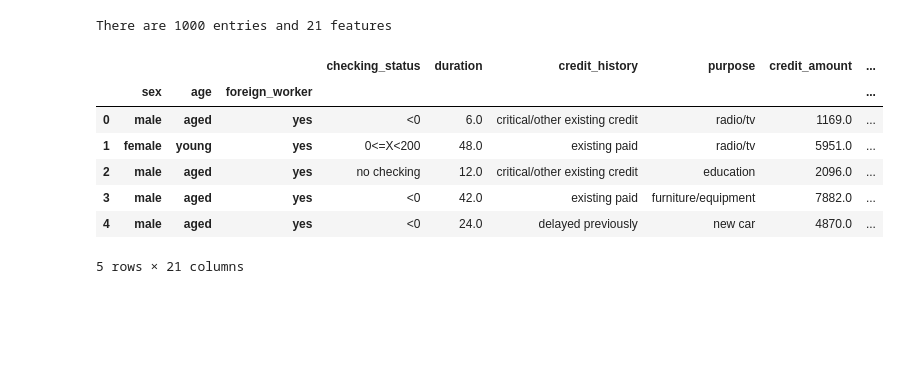
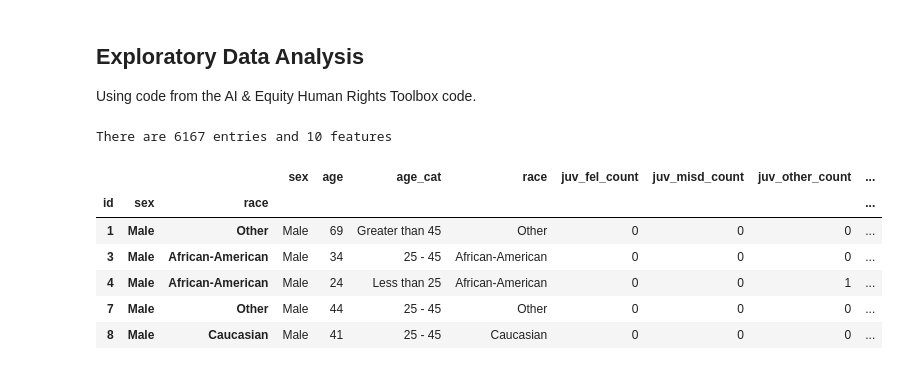
Before and after one commit to enesmith/womenatthetable, a Jupyter notebook: Kim_Sprint1.ipynb, the cells around one changed output. Saved outputs shown, nothing was run; the diff lists cells and outputs as text; code cells hidden in the pictures; blank space fills up the shorter version.

```diff
--- a/Kim_Sprint1.ipynb
+++ b/Kim_Sprint1.ipynb
@@ -157,20 +157,23 @@ def plot_fair_metrics(fair_metrics_mitigated, model):
       plt.title(cols[i])
       ax.set_ylabel('')
       ax.set_xlabel('')
+# %% [markdown]
+## Exploratory Data Analysis
+
+Using code from the AI & Equity Human Rights Toolbox code.
 # %%
-X, y = fetch_german()
+X, y = fetch_compas()
 print(f'There are {X.shape[0]} entries and {X.shape[1]} features')
 X.head()
 # %% [output]
-There are 1000 entries and 21 features
+There are 6167 entries and 10 features
-|  |  |  |  | checking_status | duration | credit_history | purpose | credit_amount | ... |
-|  | sex | age | foreign_worker |  |  |  |  |  | ... |
-| 0 | male | aged | yes | <0 | 6.0 | critical/other existing credit | radio/tv | 1169.0 | ... |
-| 1 | female | young | yes | 0<=X<200 | 48.0 | existing paid | radio/tv | 5951.0 | ... |
-| 2 | male | aged | yes | no checking | 12.0 | critical/other existing credit | education | 2096.0 | ... |
-| 3 | male | aged | yes | <0 | 42.0 | existing paid | furniture/equipment | 7882.0 | ... |
-| 4 | male | aged | yes | <0 | 24.0 | delayed previously | new car | 4870.0 | ... |
+|  |  |  | sex | age | age_cat | race | juv_fel_count | juv_misd_count | juv_other_count | ... |
+| id | sex | race |  |  |  |  |  |  |  | ... |
+| 1 | Male | Other | Male | 69 | Greater than 45 | Other | 0 | 0 | 0 | ... |
+| 3 | Male | African-American | Male | 34 | 25 - 45 | African-American | 0 | 0 | 0 | ... |
+| 4 | Male | African-American | Male | 24 | Less than 25 | African-American | 0 | 0 | 1 | ... |
+| 7 | Male | Other | Male | 44 | 25 - 45 | Other | 0 | 0 | 0 | ... |
+| 8 | Male | Caucasian | Male | 41 | 25 - 45 | Caucasian | 0 | 0 | 0 | ... |
-5 rows × 21 columns
 # %%
 X.index = pd.MultiIndex.from_arrays(X.index.codes, names=X.index.names)
 y.index = pd.MultiIndex.from_arrays(y.index.codes, names=y.index.names)
```
Also changed, not shown: parts of 26 cells of this notebook.
